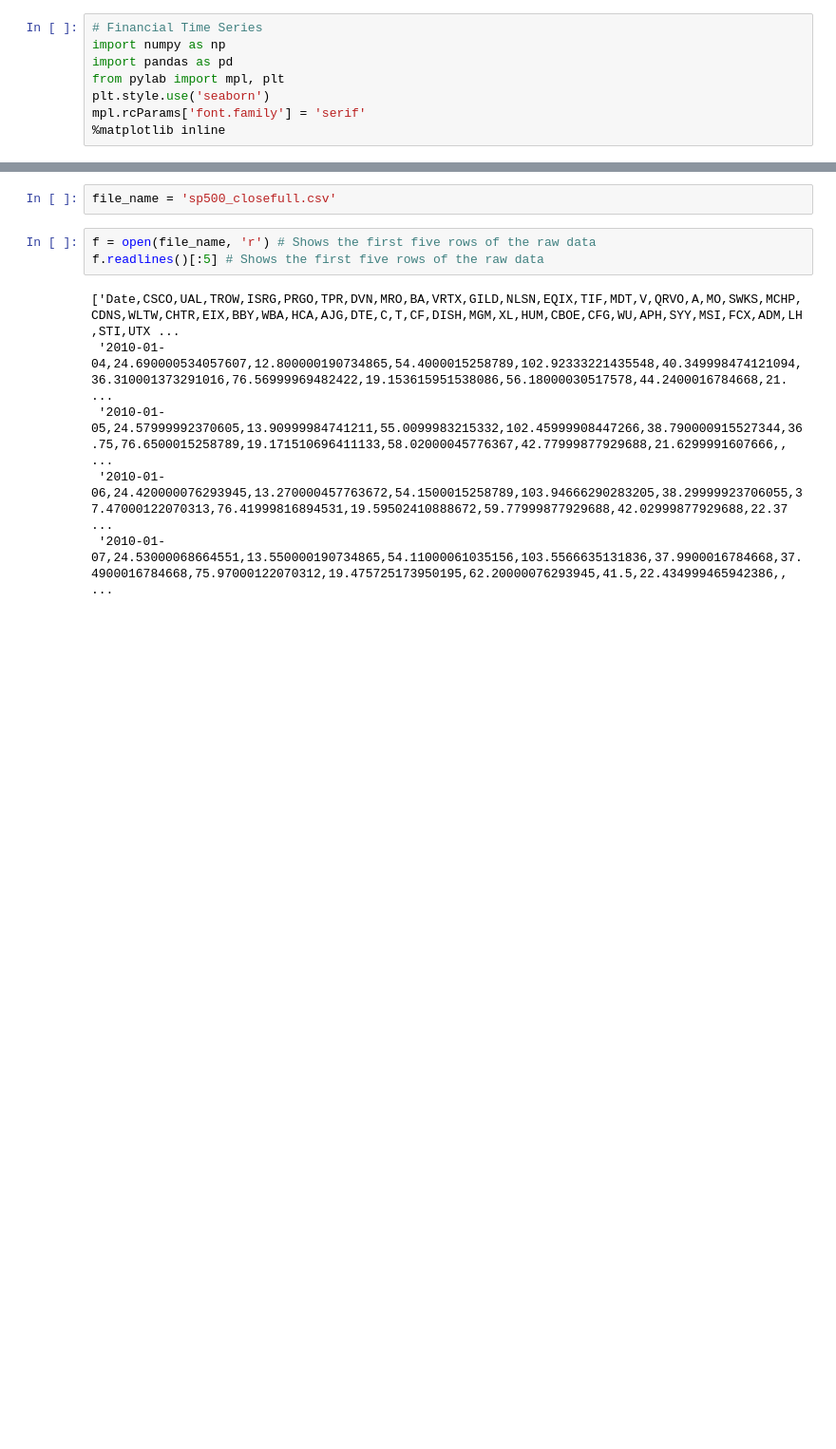
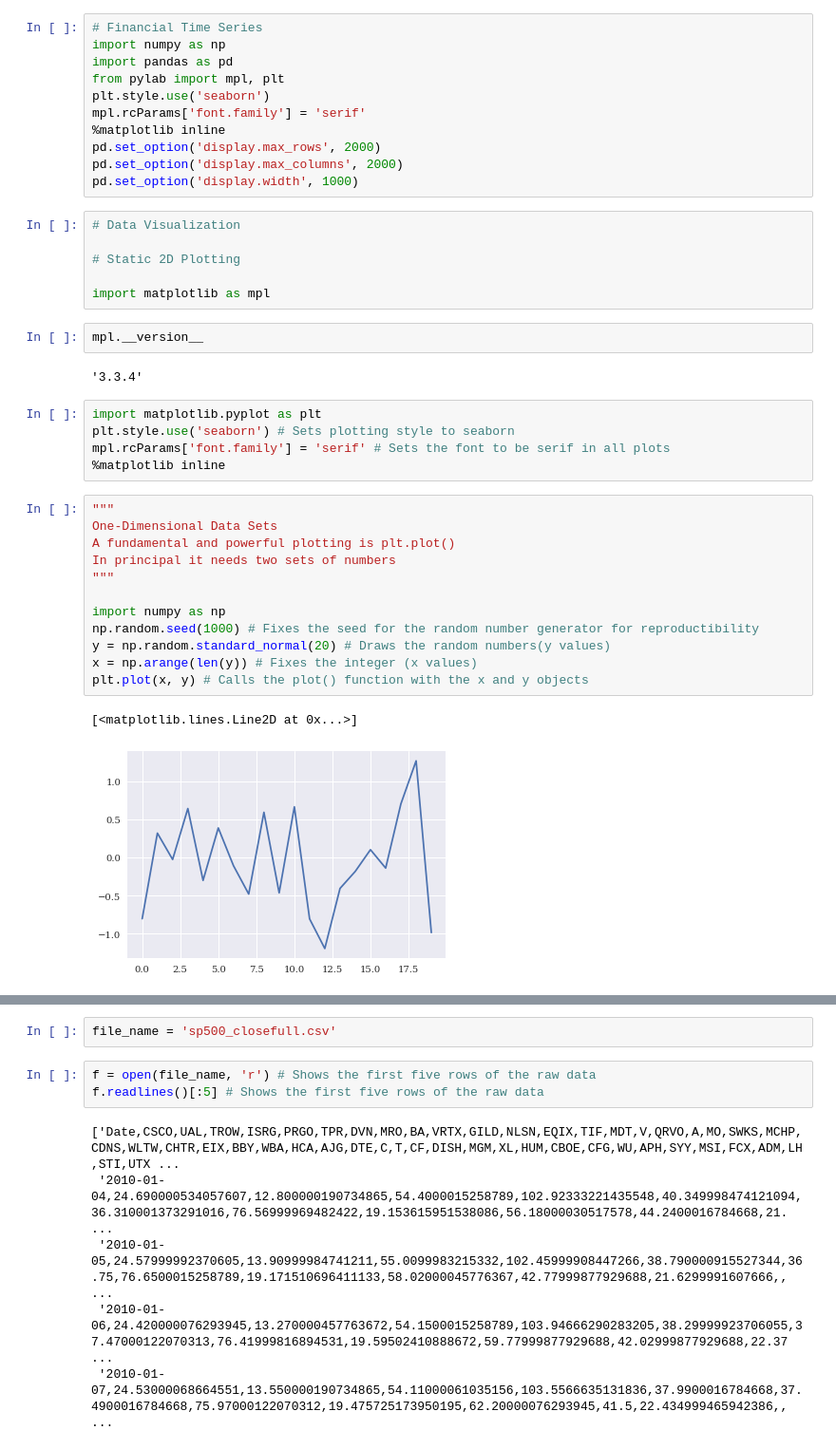
Before and after one commit to MuayThaiLegz/Financial-ML-, a Jupyter notebook: ml_data/py_for_fin.ipynb, the cells around one changed output, grey strips where cells are left out. Shown at 95% size. Saved outputs shown, nothing was run; the diff lists cells and outputs as text; blank space fills up the shorter version.

```diff
--- a/ml_data/py_for_fin.ipynb
+++ b/ml_data/py_for_fin.ipynb
@@ -6,3 +6,36 @@ from pylab import mpl, plt
 plt.style.use('seaborn')
 mpl.rcParams['font.family'] = 'serif'
 %matplotlib inline
+pd.set_option('display.max_rows', 2000)
+pd.set_option('display.max_columns', 2000)
+pd.set_option('display.width', 1000)
+# %%
+# Data Visualization
+
+# Static 2D Plotting
+
+import matplotlib as mpl
+# %%
+mpl.__version__
+# %% [output]
+'3.3.4'
+# %%
+import matplotlib.pyplot as plt
+plt.style.use('seaborn') # Sets plotting style to seaborn
+mpl.rcParams['font.family'] = 'serif' # Sets the font to be serif in all plots
+%matplotlib inline
+# %%
+"""
+One-Dimensional Data Sets
+A fundamental and powerful plotting is plt.plot()
+In principal it needs two sets of numbers
+"""
+
+import numpy as np
+np.random.seed(1000) # Fixes the seed for the random number generator for reproductibility
+y = np.random.standard_normal(20) # Draws the random numbers(y values)
+x = np.arange(len(y)) # Fixes the integer (x values)
+plt.plot(x, y) # Calls the plot() function with the x and y objects
+# %% [output]
+[<matplotlib.lines.Line2D at 0x...>]
+[figure, added]
```
Also changed, not shown: parts of 44 cells of this notebook.
